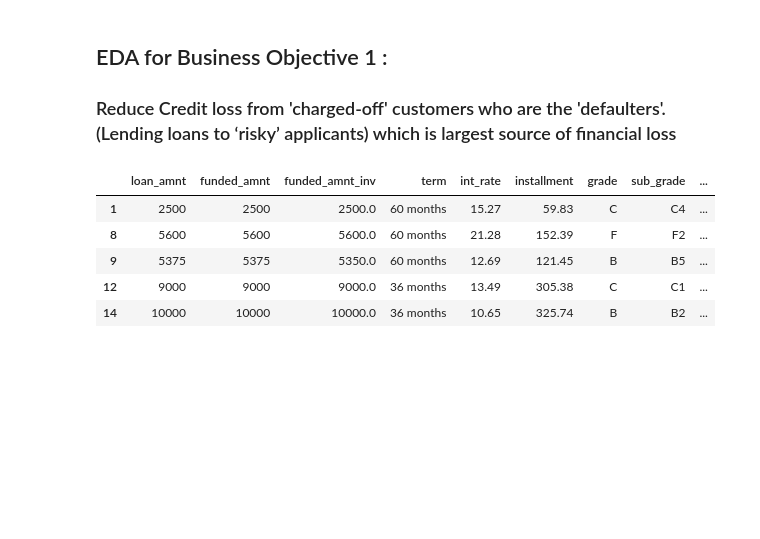
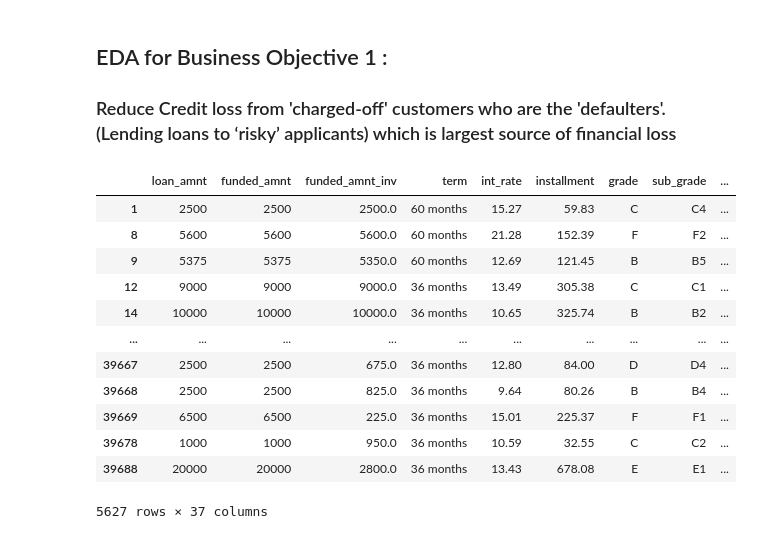
Before and after one commit to karthickchetti/LendingClubCaseStudy, a Jupyter notebook: Karthick_Chetti.ipynb, the cells around one changed output. Cells and saved outputs as stored; diff of their text form; code cells hidden in the pictures; blank space fills up the shorter version.

```diff
--- a/Karthick_Chetti.ipynb
+++ b/Karthick_Chetti.ipynb
@@ -71,6 +76,11 @@ lc_df.head()
 # %%
 #Understanding the data
 lc_df.info(verbose=True,show_counts=True)
+
+# As we are interested in understanding charged off customers loan status as current is not useful for the analysis
+# Filtering data accorgingly
+
+lc_df = lc_df[~ (lc_df["loan_status"] == "Current") ]
 # %% [output]
 <class 'pandas.core.frame.DataFrame'>
 RangeIndex: 39717 entries, 0 to 39716
@@ -90,8 +100,8 @@ Data columns (total 111 columns):
 dtypes: float64(74), int64(13), object(24)
 memory usage: 33.6+ MB
 # %%
-#Removing columns having 90% null values in them
-lc_df_nulldrop=lc_df.dropna(axis=1,thresh=int(0.1*len(lc_df)))
+#Removing columns having 50% null values in them as such data is not useful
+lc_df_nulldrop=lc_df.dropna(axis=1,thresh=int(0.5*len(lc_df)))
 # %%
 #Printing number of columns removed
 removed_columns=len(lc_df.columns)-len(lc_df_nulldrop.columns)
@@ -207,6 +217,3 @@ The missing values in each column is :
-# %%
-#Deleting columns which have significantly high missing values
-lc_df_droppedcol.drop(["mths_since_last_delinq"],axis=1,inplace=True)
 # %% [markdown]
 ### Missing Value Imputation
 # %%
@@ -252,13 +259,18 @@ box_plot_col(lc_df_droppedcol)
 ## EDA for Business Objective 1 :
 ### Reduce Credit loss from 'charged-off' customers who are the 'defaulters'. (Lending loans to ‘risky’ applicants) which is largest source of financial loss
 # %%
-# Filtering the dataframe based on loan status
-defaulted_df = lc_df_droppedcol[lc_df_droppedcol["loan_status"] == "Charged Off"]
-defaulted_df.head()
+lc_df_droppedcol[lc_df_droppedcol["loan_status"]=="Charged Off"]
 # %% [output]
 |  | loan_amnt | funded_amnt | funded_amnt_inv | term | int_rate | installment | grade | sub_grade | ... |
 | 1 | 2500 | 2500 | 2500.0 | 60 months | 15.27 | 59.83 | C | C4 | ... |
 | 8 | 5600 | 5600 | 5600.0 | 60 months | 21.28 | 152.39 | F | F2 | ... |
 | 9 | 5375 | 5375 | 5350.0 | 60 months | 12.69 | 121.45 | B | B5 | ... |
 | 12 | 9000 | 9000 | 9000.0 | 36 months | 13.49 | 305.38 | C | C1 | ... |
 | 14 | 10000 | 10000 | 10000.0 | 36 months | 10.65 | 325.74 | B | B2 | ... |
+| ... | ... | ... | ... | ... | ... | ... | ... | ... | ... |
+| 39667 | 2500 | 2500 | 675.0 | 36 months | 12.80 | 84.00 | D | D4 | ... |
+| 39668 | 2500 | 2500 | 825.0 | 36 months | 9.64 | 80.26 | B | B4 | ... |
+| 39669 | 6500 | 6500 | 225.0 | 36 months | 15.01 | 225.37 | F | F1 | ... |
+| 39678 | 1000 | 1000 | 950.0 | 36 months | 10.59 | 32.55 | C | C2 | ... |
+| 39688 | 20000 | 20000 | 2800.0 | 36 months | 13.43 | 678.08 | E | E1 | ... |
+5627 rows × 37 columns
```
Also changed, not shown: parts of 17 cells of this notebook.
